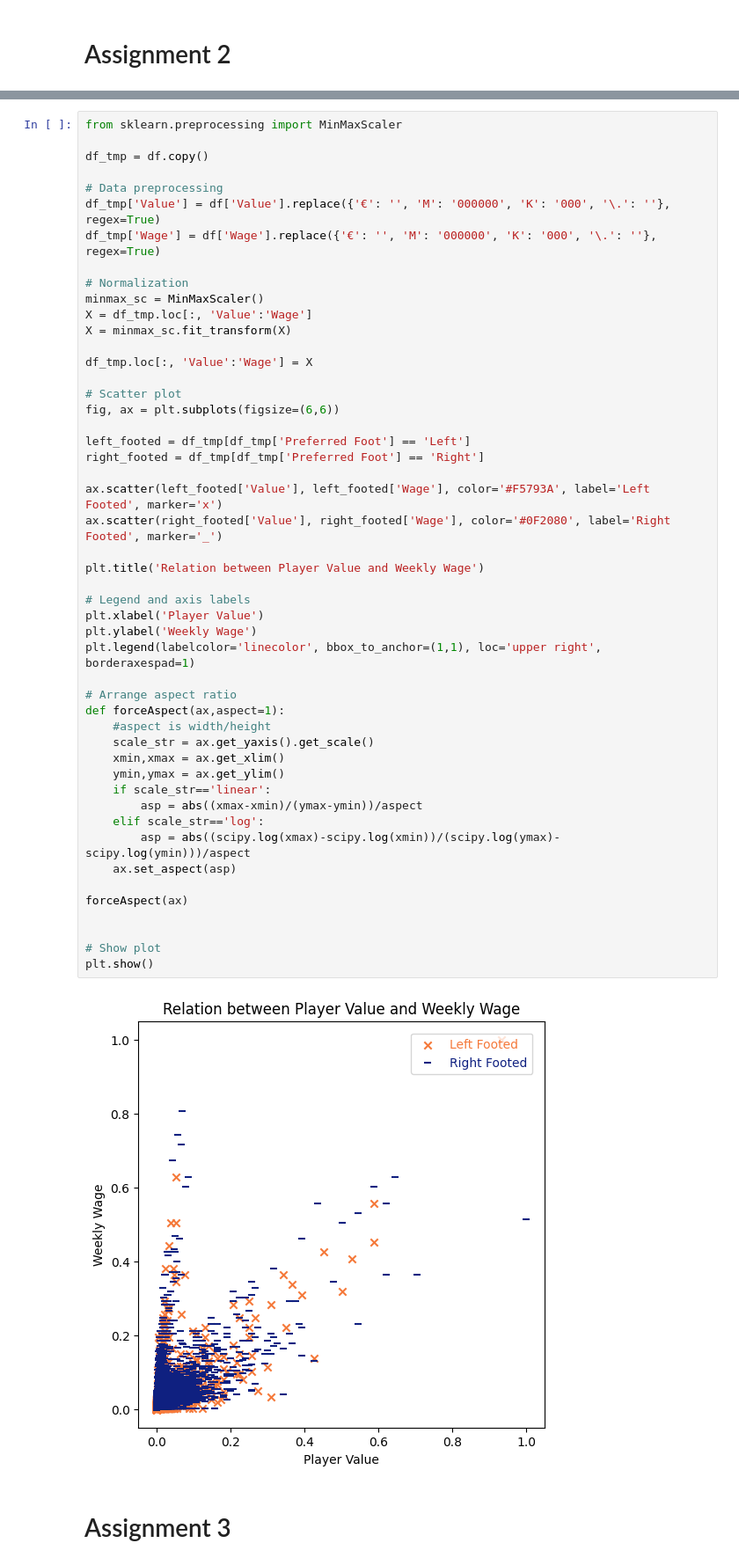
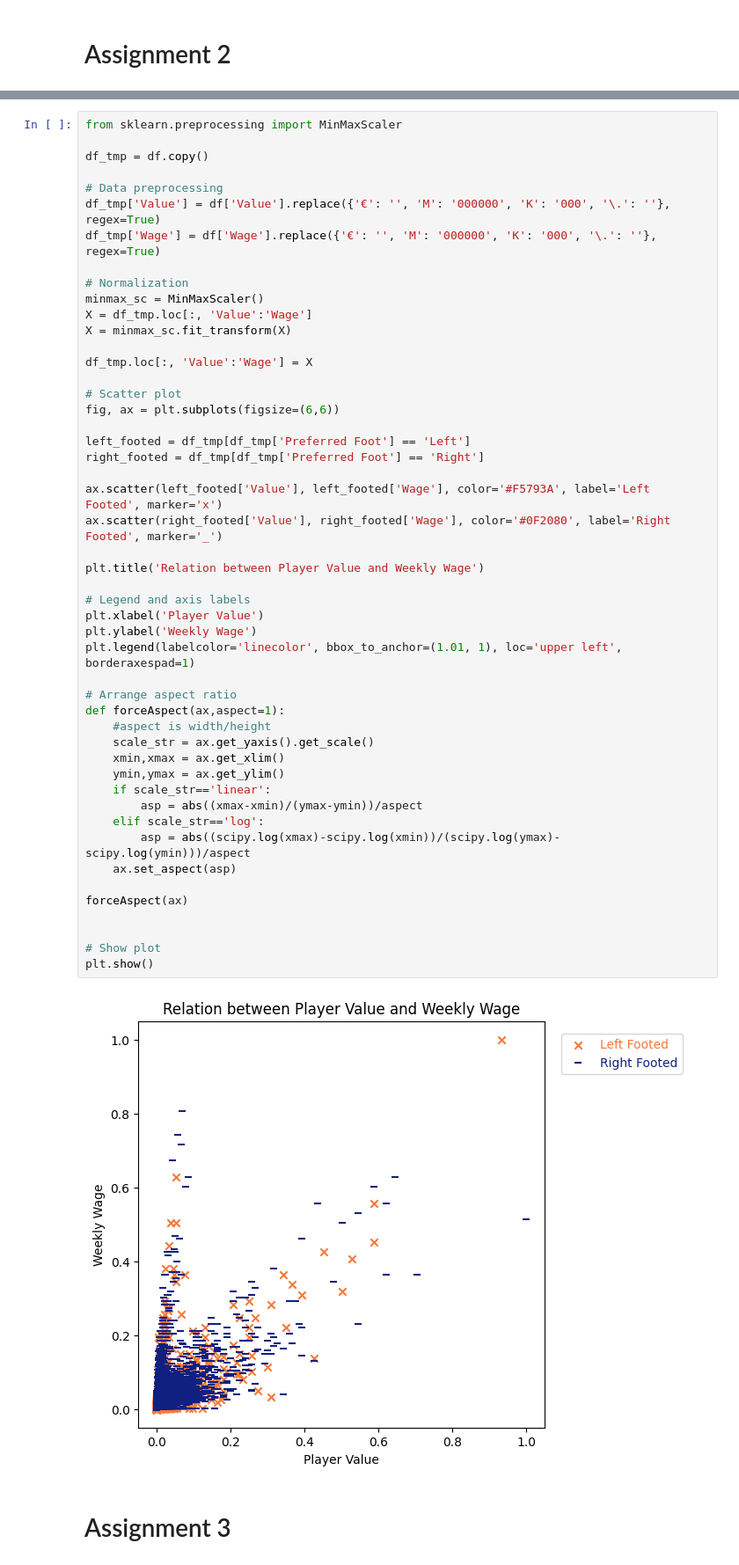
Before and after one commit to mukoubuchi/kaggle, a Jupyter notebook: dataviz-badging-practical-examination.ipynb, the cells around one changed output, grey strips where cells are left out. Shown at 88% size. Drawn from its saved outputs; the diff is of its cells as text.

```diff
--- a/dataviz-badging-practical-examination.ipynb
+++ b/dataviz-badging-practical-examination.ipynb
@@ -92,35 +109,35 @@ fig, ax = plt.subplots(figsize=(6,6))
 left_footed = df_tmp[df_tmp['Preferred Foot'] == 'Left']
 right_footed = df_tmp[df_tmp['Preferred Foot'] == 'Right']
 
 ax.scatter(left_footed['Value'], left_footed['Wage'], color='#F5793A', label='Left Footed', marker='x')
 ax.scatter(right_footed['Value'], right_footed['Wage'], color='#0F2080', label='Right Footed', marker='_')
 
 plt.title('Relation between Player Value and Weekly Wage')
 
 # Legend and axis labels
 plt.xlabel('Player Value')
 plt.ylabel('Weekly Wage')
-plt.legend(labelcolor='linecolor', bbox_to_anchor=(1,1), loc='upper right', borderaxespad=1)
+plt.legend(labelcolor='linecolor', bbox_to_anchor=(1.01, 1), loc='upper left', borderaxespad=1)
 
 # Arrange aspect ratio
 def forceAspect(ax,aspect=1):
     #aspect is width/height
     scale_str = ax.get_yaxis().get_scale()
     xmin,xmax = ax.get_xlim()
     ymin,ymax = ax.get_ylim()
     if scale_str=='linear':
         asp = abs((xmax-xmin)/(ymax-ymin))/aspect
     elif scale_str=='log':
         asp = abs((scipy.log(xmax)-scipy.log(xmin))/(scipy.log(ymax)-scipy.log(ymin)))/aspect
     ax.set_aspect(asp)
 
 forceAspect(ax)
 
 
 # Show plot
 plt.show()
 # %% [output]
-[figure, old version]
+[figure, new version]
 # %% [markdown]
 # Assignment 3
 # %%
```
Also changed, not shown: parts of 3 cells of this notebook.
